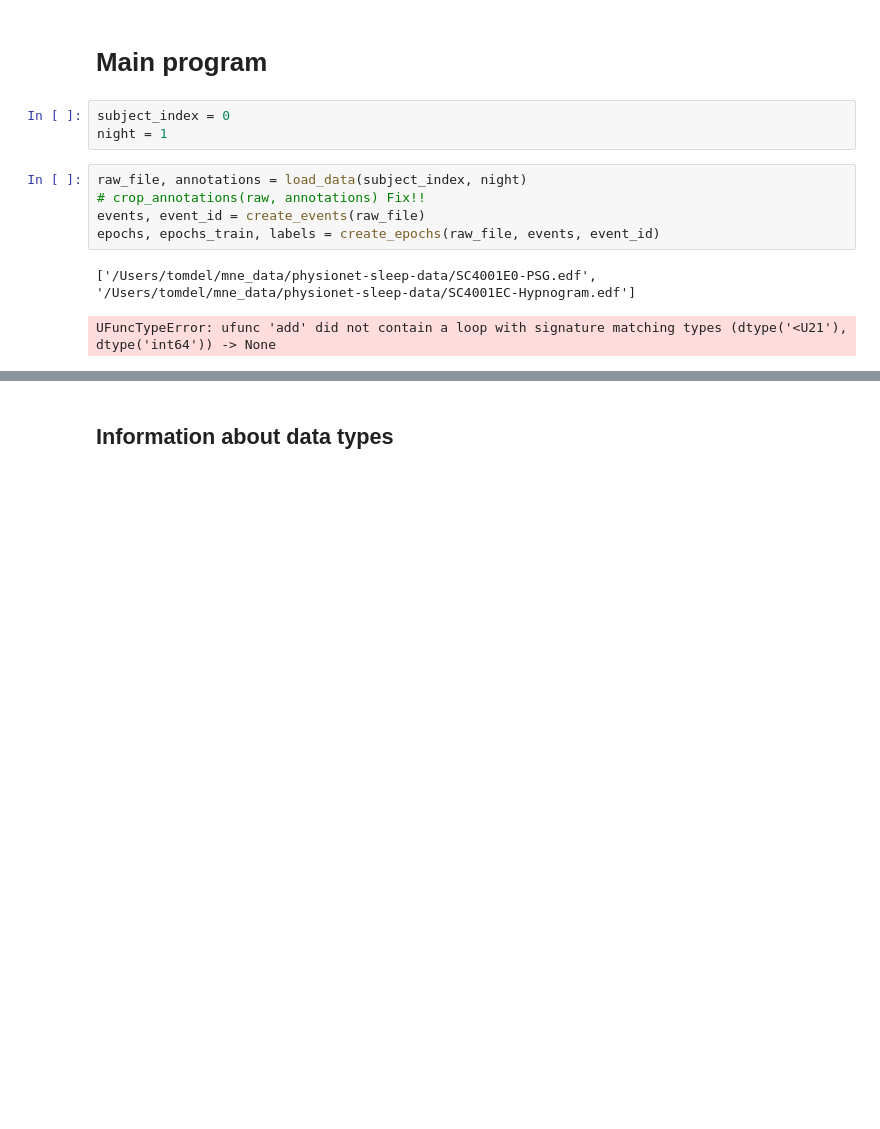
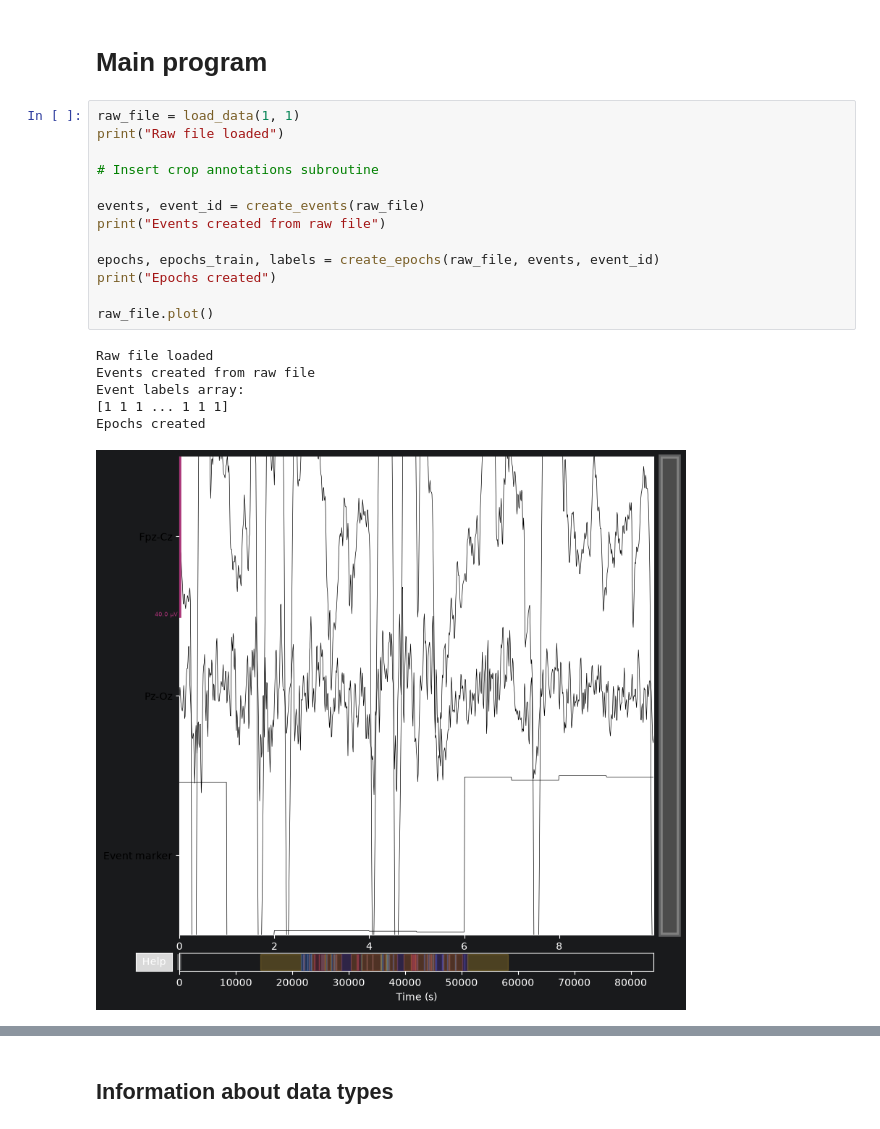
Before and after one commit to thomasdelfino/COMPUTING_NEA_PYCHARM, a Jupyter notebook: Jupyter_main.ipynb, the cells around one changed output, grey strips where cells are left out. Drawn from its saved outputs; the diff is of its cells as text; blank space fills up the shorter version.

Commit message:
plotting and exploring psds

```diff
--- a/Jupyter_main.ipynb
+++ b/Jupyter_main.ipynb
@@ -143,14 +153,23 @@ def load_histogram(subject_index, night):
     # FIND OUT HOW TO PLOT HISTOGRAM
 # %% [markdown]
 # Main program
-# %%
-subject_index = 0
-night = 1
 # %%
-raw_file, annotations = load_data(subject_index, night)
-# crop_annotations(raw, annotations) Fix!!
+raw_file = load_data(1, 1)
+print("Raw file loaded")
+
+# Insert crop annotations subroutine
+
 events, event_id = create_events(raw_file)
+print("Events created from raw file")
+
 epochs, epochs_train, labels = create_epochs(raw_file, events, event_id)
+print("Epochs created")
+
+raw_file.plot()
 # %% [output]
-['/Users/tomdel/mne_data/physionet-sleep-data/SC4001E0-PSG.edf', '/Users/tomdel/mne_data/physionet-sleep-data/SC4001EC-Hypnogram.edf']
+Raw file loaded
+Events created from raw file
+Event labels array:
+[1 1 1 ... 1 1 1]
+Epochs created
-UFuncTypeError: ufunc 'add' did not contain a loop with signature matching types (dtype('<U21'), dtype('int64')) -> None
+[figure, added]
```
Also changed, not shown: parts of 21 cells of this notebook, 1 other file.
